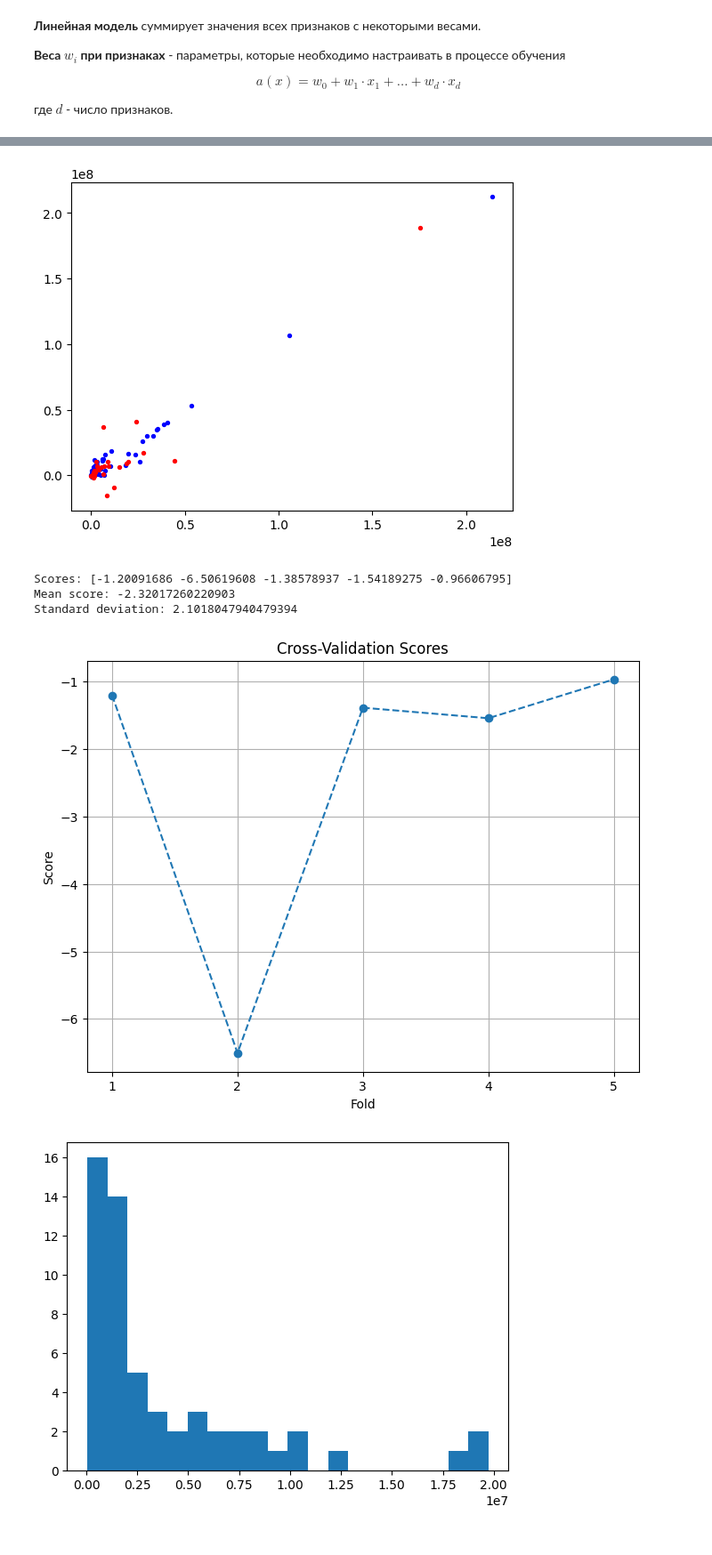
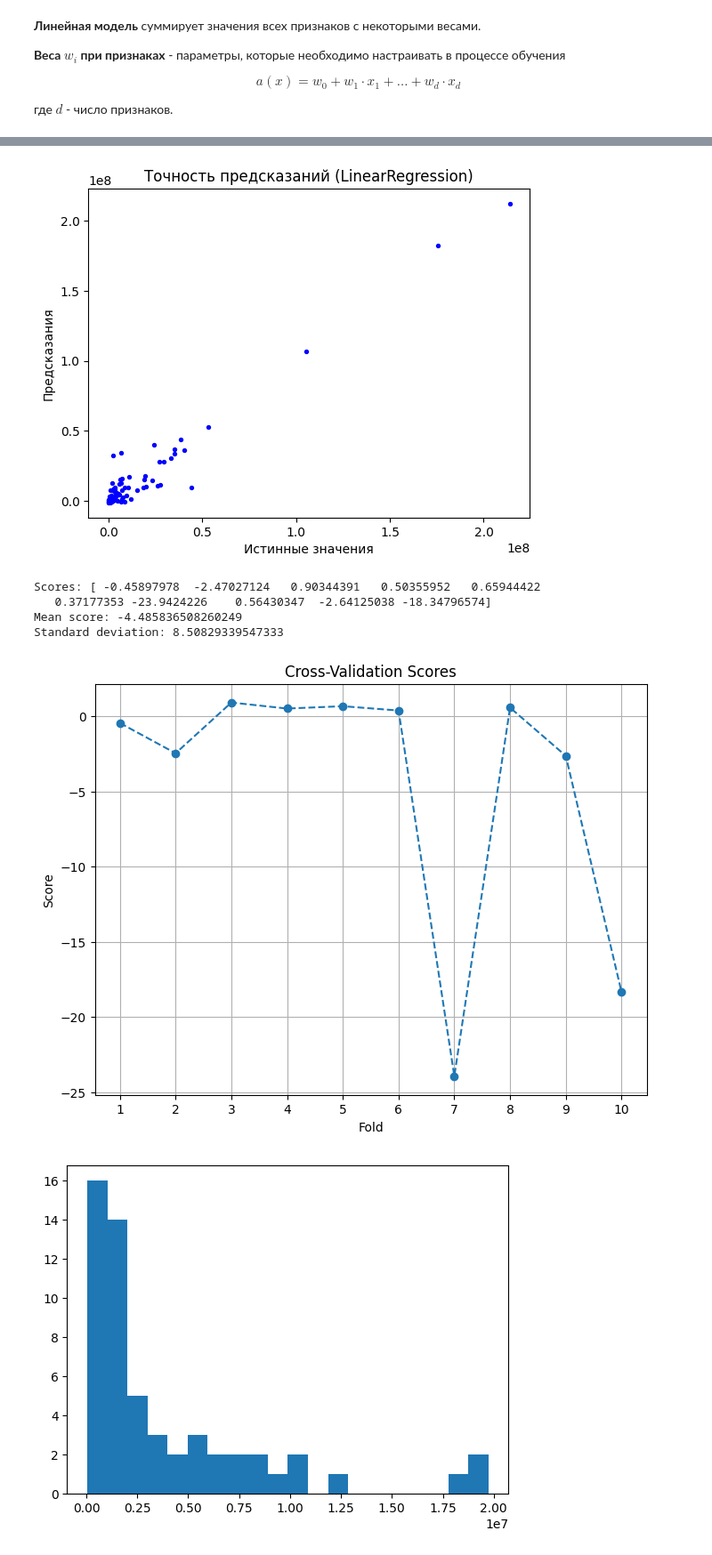
Before and after one commit to groxel/colab, a Jupyter notebook: DT_Project.ipynb, the cells around one changed output, grey strips where cells are left out. Shown at 89% size. Cells and saved outputs as stored; diff of their text form; code cells hidden in the pictures.

```diff
--- a/DT_Project.ipynb
+++ b/DT_Project.ipynb
@@ -266,19 +267,22 @@ from sklearn.linear_model import LinearRegression
 
 ### Гипер параметры
 #random_state = 0 # 0.79
-random_state = 42 # 0.92
-test_size = 0.3
+random_state = 42 # 0.92 / 0.86
+#random_state = 23643
+test_size = 0.35
 
 # загружаем таблицу формата xlsx
 data = pd.read_excel(io = "https://github.com/groxel/colab/raw/refs/heads/main/data_set_cleared.xlsx", header = 3)
 
 # Эксперимент с удалением выбросов - прикодит к ушудению метрик модели
+#data.drop(data[data["Остаток к получению, тыс. руб."] > 6000000].index, inplace=True)
 #data["Остаток к получению, тыс. руб."] = outliers(data["Остаток к получению, тыс. руб."])
 #data.drop(data[data["Остаток к получению, тыс. руб."] == 0].index, inplace=True)
 
 X = data.drop(columns=['Наименование компании', 'ИНН', 'Полученные деньги (авансы), тыс. руб.', 'Остаток к получению, тыс. руб.'])
 X = X.drop(columns=['Количество контрагентов', 'Количество контрактов'])
 #X = X.drop(columns=['Раздел 3', 'Заемные средства (1410)', 'Себестоимость', 'Прибыль от продаж', 'Прибыль до налогооблажения']) # Лишние признаки по heatmap
+X = X.drop(columns=['Баланс', 'Выручка', 'Фин вложения (1240)']) # Обнуленные признаки моделью Lasso
 X = X.drop(columns=['Сумма договоров, тыс. руб.'])
 Y = data["Остаток к получению, тыс. руб."]
 #Y = np.log(Y[Y != 0])
@@ -305,6 +309,11 @@ preds_test = model.predict(X_test)
 # выводим первые десять значений целевой переменной тестовой выборки
 #print('Y_test[:10].values: ', Y_test[:10].values)
 
+Y_train_lr = Y_train
+Y_test_lr = Y_test
+preds_train_lr = preds_train
+preds_test_lr = preds_test
+
 print('MSE train: ', mean_squared_error(Y_train, preds_train))
 print('MSE test:  ', mean_squared_error(Y_test, preds_test))
 print('RMSE train: ', np.sqrt(mean_squared_error(Y_train, preds_train)))
@@ -359,43 +365,46 @@ R^2 test:   0.8652922777401194
 # Предсказания на трейне
 plt.scatter(Y_train, preds_train, s=8, color='blue')
 #plt.show()
-
 # Предсказания на тесте
-plt.scatter(Y_test, preds_test, s=8, color='red')
+plt.scatter(Y_test, preds_test, s=8, color='blue')
+plt.title("Точность предсказаний (LinearRegression)")
+plt.xlabel("Истинные значения")
+plt.ylabel("Предсказания")
 plt.show()
 
 # Предсказания на тесте
 #plt.scatter(Y_train + Y_test, preds_train + preds_test, s=8)
 #plt.show()
 # %% [output]
-[figure, old version]
+[figure, new version]
 # %%
 from sklearn.model_selection import cross_val_score
 
 # Выполняем кросс-валидацию
 # cv - количество фолдов (разбиений данных)
-scores = cross_val_score(model, X, Y, cv=5, scoring='neg_mean_absolute_percentage_error')
-#scores = cross_val_score(model, X, Y, cv=5, scoring='r2')
+#scores = cross_val_score(model, X, Y, cv=10, scoring='neg_mean_absolute_percentage_error')
+scores = cross_val_score(model, X, Y, cv=10, scoring='r2')
 
 # Выводим результаты
 print("Scores:", scores)
 print("Mean score:", scores.mean())
 print("Standard deviation:", scores.std())
 
 # Отрисовываем результаты
 plt.figure(figsize=(8, 6))
 plt.plot(range(1, len(scores) + 1), scores, marker='o', linestyle='--')
 plt.xlabel('Fold')
 plt.ylabel('Score')
 plt.title('Cross-Validation Scores')
 plt.xticks(range(1, len(scores) + 1))
 plt.grid(True)
 plt.show()
 # %% [output]
-Scores: [-1.20091686 -6.50619608 -1.38578937 -1.54189275 -0.96606795]
-Mean score: -2.32017260220903
-Standard deviation: 2.1018047940479394
+Scores: [ -0.45897978  -2.47027124   0.90344391   0.50355952   0.65944422
+   0.37177353 -23.9424226    0.56430347  -2.64125038 -18.34796574]
+Mean score: -4.485836508260249
+Standard deviation: 8.50829339547333
-[figure, old version]
+[figure, new version]
 # %%
 plt.hist((Y_train), bins=20)
 plt.show()
```
Also changed, not shown: parts of 24 cells of this notebook.
